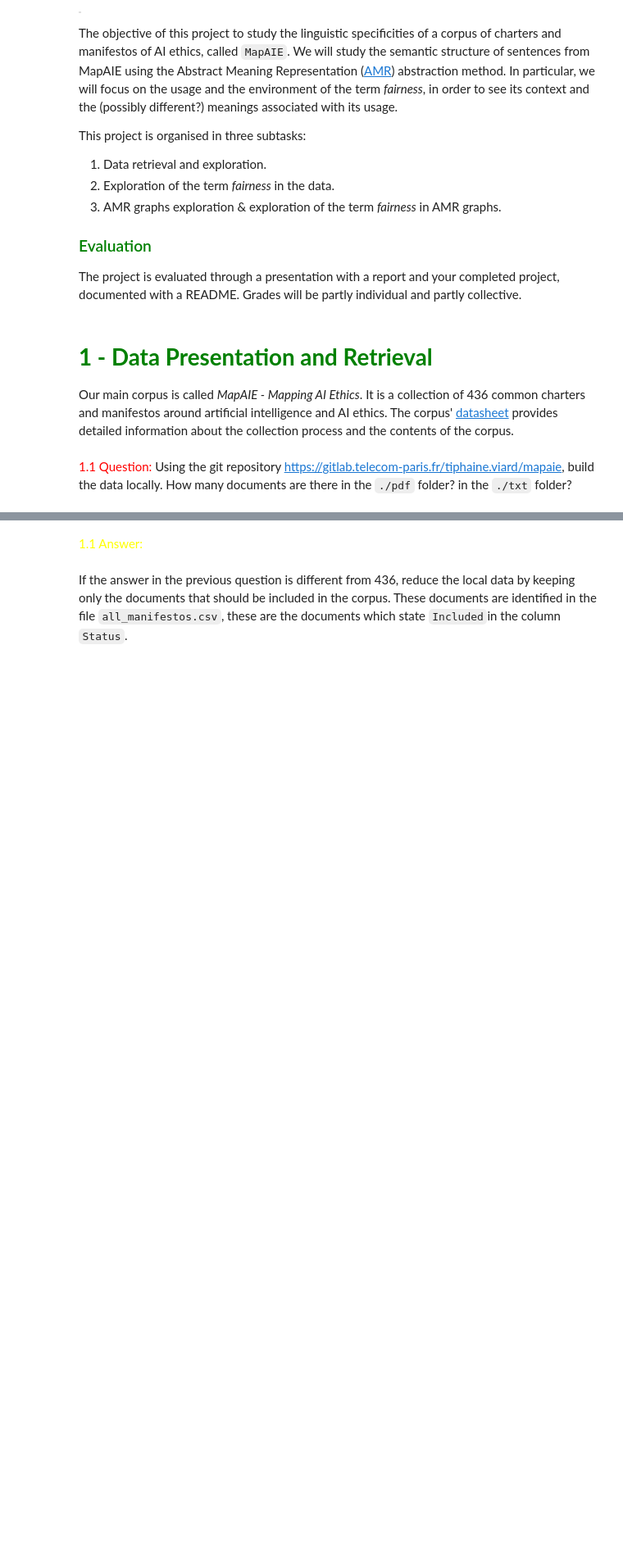
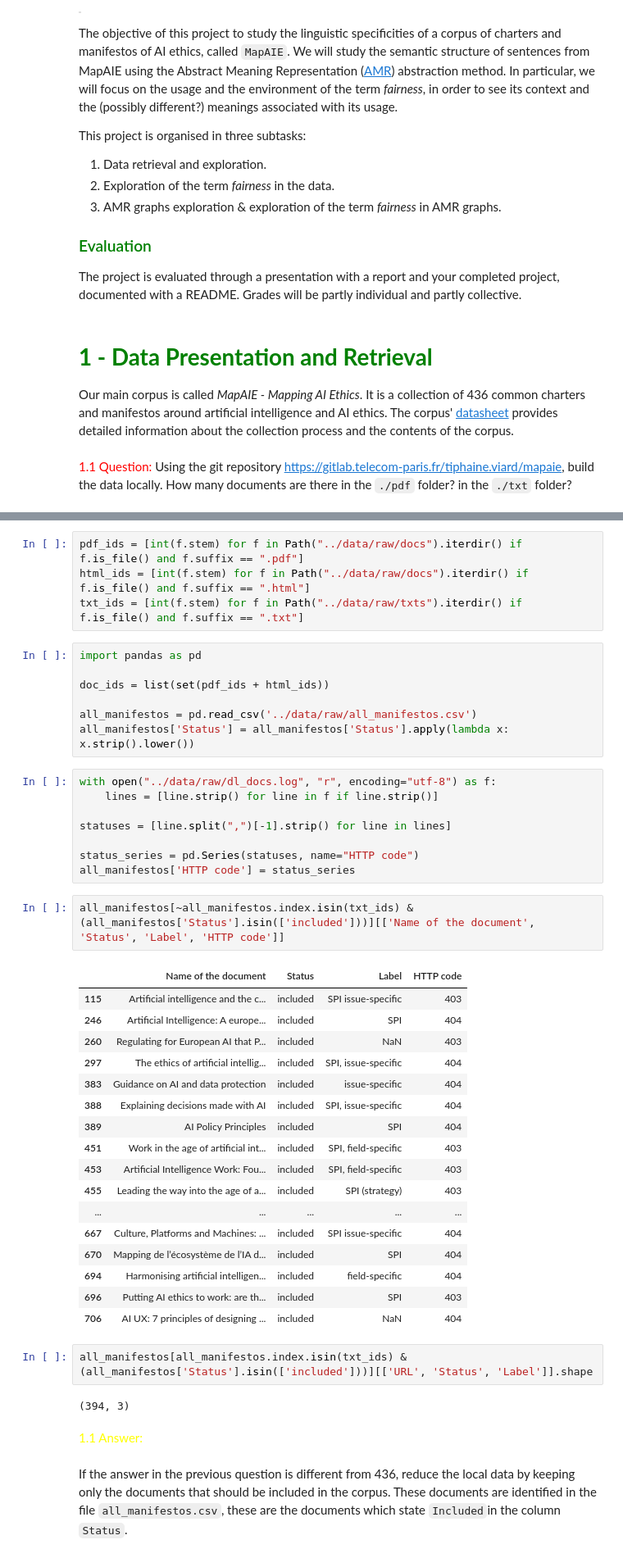
Before and after one commit to Hugosh71/Projet_CHAI_Fairness_TelecomParis, a Jupyter notebook: notebooks/IA_717_ProjectCHAI-fairness_2025.ipynb, the cells around one changed output, grey strips where cells are left out. Shown at 82% size. Cells and saved outputs as stored; diff of their text form; blank space fills up the shorter version.

```diff
--- a/notebooks/IA_717_ProjectCHAI-fairness_2025.ipynb
+++ b/notebooks/IA_717_ProjectCHAI-fairness_2025.ipynb
@@ -58,3 +59,46 @@ Nombre de TXT   : 650
+# %%
+pdf_ids = [int(f.stem) for f in Path("../data/raw/docs").iterdir() if f.is_file() and f.suffix == ".pdf"]
+html_ids = [int(f.stem) for f in Path("../data/raw/docs").iterdir() if f.is_file() and f.suffix == ".html"]
+txt_ids = [int(f.stem) for f in Path("../data/raw/txts").iterdir() if f.is_file() and f.suffix == ".txt"]
+# %%
+import pandas as pd
+
+doc_ids = list(set(pdf_ids + html_ids))
+
+all_manifestos = pd.read_csv('../data/raw/all_manifestos.csv')
+all_manifestos['Status'] = all_manifestos['Status'].apply(lambda x: x.strip().lower())
+# %%
+with open("../data/raw/dl_docs.log", "r", encoding="utf-8") as f:
+    lines = [line.strip() for line in f if line.strip()]
+
+statuses = [line.split(",")[-1].strip() for line in lines]
+
+status_series = pd.Series(statuses, name="HTTP code")
+all_manifestos['HTTP code'] = status_series
+# %%
+all_manifestos[~all_manifestos.index.isin(txt_ids) & (all_manifestos['Status'].isin(['included']))][['Name of the document', 'Status', 'Label', 'HTTP code']]
+# %% [output]
+|  | Name of the document | Status | Label | HTTP code |
+| 115 | Artificial intelligence and the c... | included | SPI issue-specific | 403 |
+| 246 | Artificial Intelligence: A europe... | included | SPI | 404 |
+| 260 | Regulating for European AI that P... | included | NaN | 403 |
+| 297 | The ethics of artificial intellig... | included | SPI, issue-specific | 404 |
+| 383 | Guidance on AI and data protection | included | issue-specific | 404 |
+| 388 | Explaining decisions made with AI | included | SPI, issue-specific | 404 |
+| 389 | AI Policy Principles | included | SPI | 404 |
+| 451 | Work in the age of artificial int... | included | SPI, field-specific | 403 |
+| 453 | Artificial Intelligence Work: Fou... | included | SPI, field-specific | 403 |
+| 455 | Leading the way into the age of a... | included | SPI (strategy) | 403 |
+| ... | ... | ... | ... | ... |
+| 667 | Culture, Platforms and Machines: ... | included | SPI issue-specific | 404 |
+| 670 | Mapping de l’écosystème de l’IA d... | included | SPI | 404 |
+| 694 | Harmonising artificial intelligen... | included | field-specific | 404 |
+| 696 | Putting AI ethics to work: are th... | included | SPI | 403 |
+| 706 | AI UX: 7 principles of designing ... | included | NaN | 404 |
+# %%
+all_manifestos[all_manifestos.index.isin(txt_ids) & (all_manifestos['Status'].isin(['included']))][['URL', 'Status', 'Label']].shape
+# %% [output]
+(394, 3)
 # %% [markdown]
 <font color="yellow">1.1 Answer:</font>
 # %% [markdown]
```
Also changed, not shown: parts of 9 cells of this notebook, 1 other file.
